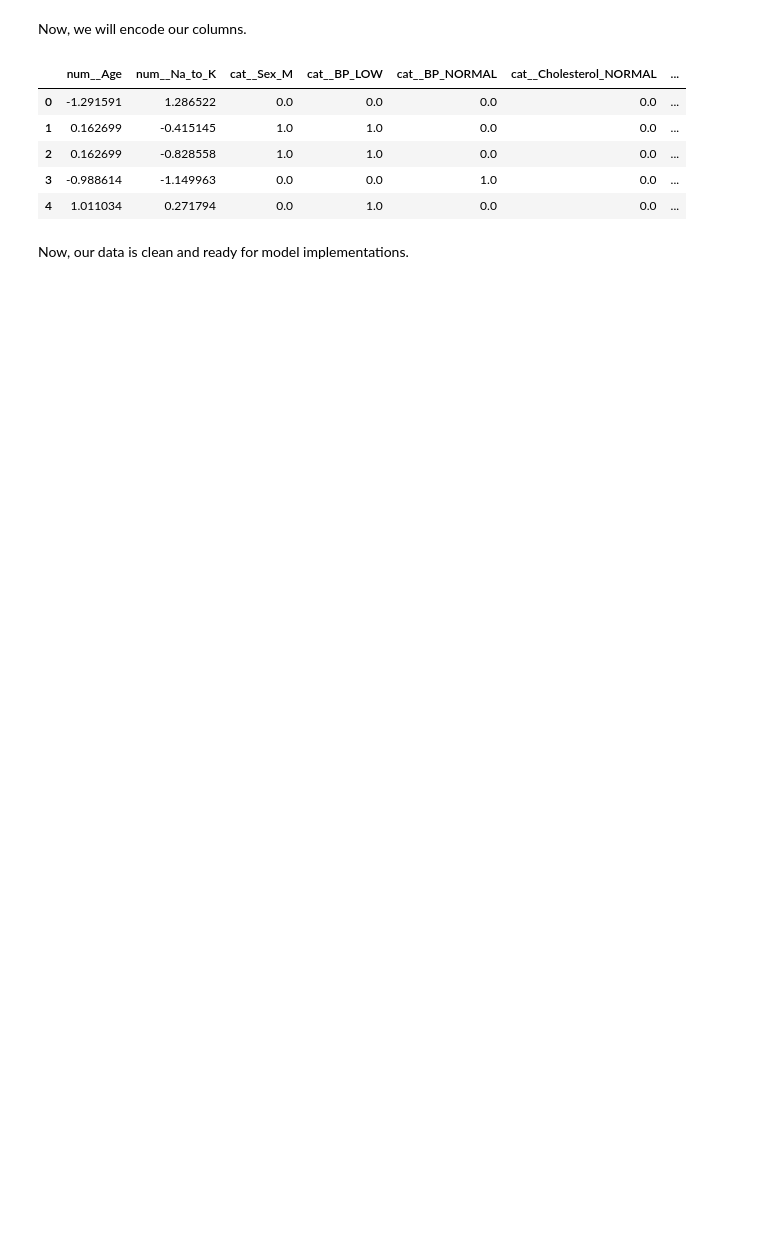
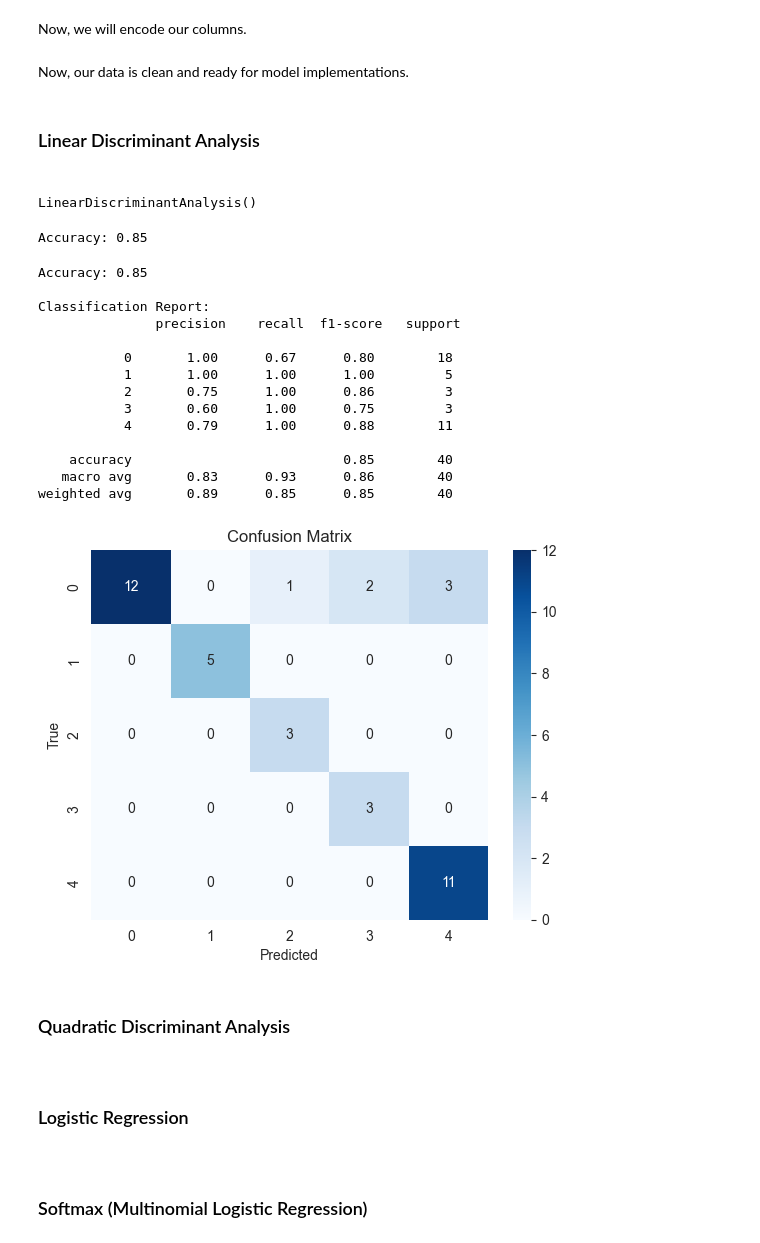
Before and after one commit to yashdeshpandex1/drug_classification, a Jupyter notebook: drug_classification.ipynb, the cells around one changed output. Cells and saved outputs as stored; diff of their text form; code cells hidden in the pictures; blank space fills up the shorter version.

Commit message:
chore: implemented LinearDiscriminantAnalysis

```diff
--- a/drug_classification.ipynb
+++ b/drug_classification.ipynb
@@ -244,22 +245,21 @@ cat_cols
 # %% [markdown]
 Now, we will encode our columns.
+# %%
+from sklearn.model_selection import train_test_split
+X_train, X_test, y_train, y_test = train_test_split(X, y, test_size=0.2, random_state=42, stratify=y)
 # %%
 from sklearn.compose import ColumnTransformer
-from sklearn.preprocessing import StandardScaler, OneHotEncoder
+from sklearn.preprocessing import StandardScaler, OneHotEncoder, LabelEncoder
+
+le = LabelEncoder()
+encoded_y_train = le.fit_transform(y_train)
+encoded_y_test = le.fit_transform(y_test)
 
 preprocessor=ColumnTransformer(transformers=[('num', StandardScaler(), num_cols),
                                              ('cat', OneHotEncoder(drop='first', handle_unknown='ignore'), cat_cols)],
                                              remainder='passthrough')
 
-encoded_data = preprocessor.fit_transform(df)
-encoded_df = pd.DataFrame(encoded_data, columns = preprocessor.get_feature_names_out())
-encoded_df.head()
+encoded_X_train = preprocessor.fit_transform(X_train)
+encoded_X_test = preprocessor.fit_transform(X_test)
-# %% [output]
-|  | num__Age | num__Na_to_K | cat__Sex_M | cat__BP_LOW | cat__BP_NORMAL | cat__Cholesterol_NORMAL | ... |
-| 0 | -1.291591 | 1.286522 | 0.0 | 0.0 | 0.0 | 0.0 | ... |
-| 1 | 0.162699 | -0.415145 | 1.0 | 1.0 | 0.0 | 0.0 | ... |
-| 2 | 0.162699 | -0.828558 | 1.0 | 1.0 | 0.0 | 0.0 | ... |
-| 3 | -0.988614 | -1.149963 | 0.0 | 0.0 | 1.0 | 0.0 | ... |
-| 4 | 1.011034 | 0.271794 | 0.0 | 1.0 | 0.0 | 0.0 | ... |
 # %% [markdown]
 Now, our data is clean and ready for model implementations.
@@ -265,0 +270,43 @@ Now, our data is clean and ready for model implementations.
+# %% [markdown]
+<h3> Linear Discriminant Analysis <h3>
+# %%
+lda = LinearDiscriminantAnalysis()
+lda.fit(encoded_X_train, encoded_y_train)
+# %% [output]
+LinearDiscriminantAnalysis()
+# %%
+y_pred_lda = lda.predict(encoded_X_test)
+print(f"Accuracy: {lda.score(encoded_X_test, encoded_y_test)}")
+# %% [output]
+Accuracy: 0.85
+# %%
+print("Accuracy:", accuracy_score(encoded_y_test, y_pred_lda))
+print("\nClassification Report:\n", classification_report(encoded_y_test, y_pred_lda))
+cm = confusion_matrix(encoded_y_test, y_pred_lda)
+sns.heatmap(cm, annot=True, fmt='d', cmap='Blues')
+plt.xlabel('Predicted')
+plt.ylabel('True')
+plt.title('Confusion Matrix')
+plt.show()
+# %% [output]
+Accuracy: 0.85
+
+Classification Report:
+               precision    recall  f1-score   support
+
+           0       1.00      0.67      0.80        18
+           1       1.00      1.00      1.00         5
+           2       0.75      1.00      0.86         3
+           3       0.60      1.00      0.75         3
+           4       0.79      1.00      0.88        11
+
+    accuracy                           0.85        40
+   macro avg       0.83      0.93      0.86        40
+weighted avg       0.89      0.85      0.85        40
+[figure, added]
+# %% [markdown]
+<h3> Quadratic Discriminant Analysis <h3>
+# %% [markdown]
+<h3> Logistic Regression <h3>
+# %% [markdown]
+<h3> Softmax (Multinomial Logistic Regression) </h3>
```
Also changed, not shown: parts of 5 cells of this notebook.
